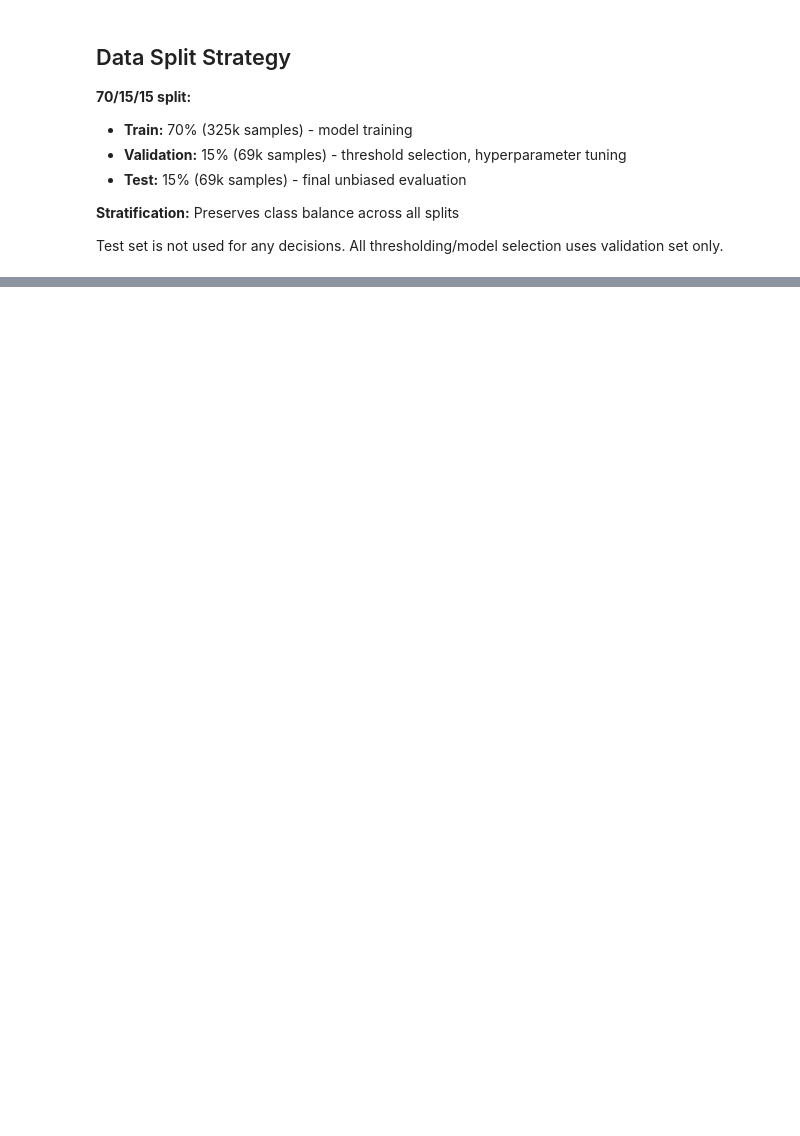
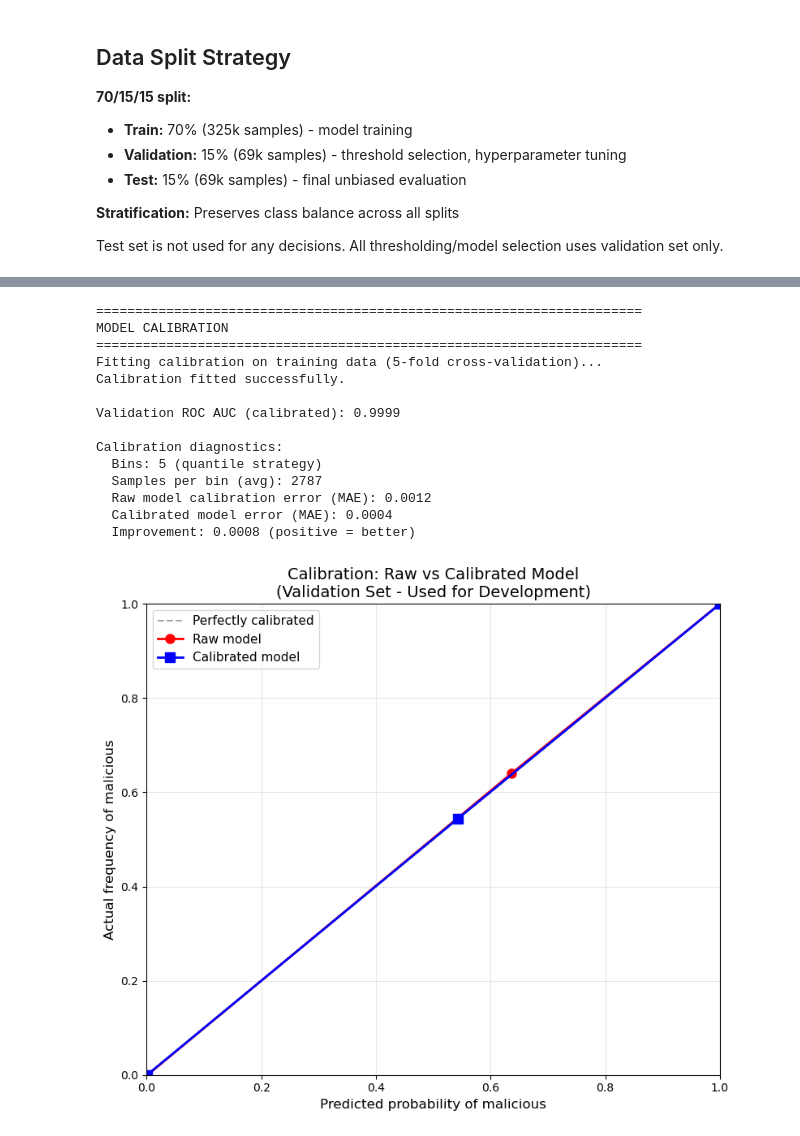
Before and after one commit to junwenleong/malicious-content-detection-system, a Jupyter notebook: notebooks/malicious_content_detection_analysis.ipynb, the cells around one changed output, grey strips where cells are left out. Saved outputs shown, nothing was run; the diff lists cells and outputs as text; code cells hidden in the pictures; blank space fills up the shorter version.

```diff
--- a/notebooks/malicious_content_detection_analysis.ipynb
+++ b/notebooks/malicious_content_detection_analysis.ipynb
@@ -240,10 +267,9 @@ print("MODEL CALIBRATION")
 print("=" * 70)
 print("Fitting calibration on training data (5-fold cross-validation)...")
 
-# Fit calibration on training data
-calibrated_model = CalibratedClassifierCV(best_model, method="isotonic", cv=5)
+# Fit calibration on training data using SIGMOID (more stable than isotonic)
+calibrated_model = CalibratedClassifierCV(best_model, method="sigmoid", cv=5)
 calibrated_model.fit(train_texts, y_train)
-
 print("Calibration fitted successfully.")
 
 # Evaluate calibrated model on validation set
@@ -251,13 +277,17 @@ probs_val_cal = calibrated_model.predict_proba(val_texts)[:, pos_class]
 roc_auc_cal = roc_auc_score(y_val, probs_val_cal)
 print(f"\nValidation ROC AUC (calibrated): {roc_auc_cal:.4f}")
 
+# Use CONSISTENT binning for both curves
+n_bins = 5
+strategy = "quantile"
+
+# Get calibration curves for comparison (using SAME parameters)
+fraction_pos_cal, mean_pred_cal = calibration_curve(
+    y_val, probs_val_cal, n_bins=n_bins, strategy=strategy, pos_label=pos_class
+)
+
 # Show calibration improvement on validation set
 plt.figure(figsize=(8, 7))
-
-# Get calibration curves for comparison
-fraction_pos_cal, mean_pred_cal = calibration_curve(
-    y_val, probs_val_cal, n_bins=10, pos_label=pos_class
-)
 
 # Plot both for comparison
 plt.plot([0, 1], [0, 1], "--", color="gray", label="Perfectly calibrated", alpha=0.7)
@@ -269,36 +299,59 @@ plt.plot(
     linestyle="-",
     label="Raw model",
     linewidth=2,
     markersize=8,
 )
 plt.plot(
     mean_pred_cal,
     fraction_pos_cal,
     marker="s",
     color="blue",
     linestyle="-",
     label="Calibrated model",
     linewidth=2,
     markersize=8,
 )
 
 plt.title(
     "Calibration: Raw vs Calibrated Model\n(Validation Set - Used for Development)",
     fontsize=14,
 )
 plt.xlabel("Predicted probability of malicious", fontsize=12)
 plt.ylabel("Actual frequency of malicious", fontsize=12)
 plt.xlim([0, 1])
 plt.ylim([0, 1])
 plt.grid(alpha=0.3)
 plt.legend(fontsize=11)
 plt.tight_layout()
 
-# Add improvement annotation
-improvement = abs(np.mean(fraction_pos_cal - mean_pred_cal))  # Calibration error
-print(f"Calibration error (MAE): {improvement:.4f} (lower is better)")
+# Add diagnostics
+raw_cal_error = np.mean(np.abs(fraction_pos_raw - mean_pred_raw))
+cal_error = np.mean(np.abs(fraction_pos_cal - mean_pred_cal))
+
+print("\nCalibration diagnostics:")
+print(f"  Bins: {n_bins} ({strategy} strategy)")
+print(f"  Samples per bin (avg): {len(y_val) / n_bins:.0f}")
+print(f"  Raw model calibration error (MAE): {raw_cal_error:.4f}")
+print(f"  Calibrated model error (MAE): {cal_error:.4f}")
+print(f"  Improvement: {raw_cal_error - cal_error:.4f} (positive = better)")
 
 plt.show()
+# %% [output]
+======================================================================
+MODEL CALIBRATION
+======================================================================
+Fitting calibration on training data (5-fold cross-validation)...
+Calibration fitted successfully.
+
+Validation ROC AUC (calibrated): 0.9999
+
+Calibration diagnostics:
+  Bins: 5 (quantile strategy)
+  Samples per bin (avg): 2787
+  Raw model calibration error (MAE): 0.0012
+  Calibrated model error (MAE): 0.0004
+  Improvement: 0.0008 (positive = better)
+[figure, added]
 # %%
 print("\n" + "=" * 70)
 print("TEST SET EVALUATION")
```
Also changed, not shown: parts of 14 cells of this notebook, 16 other files.
